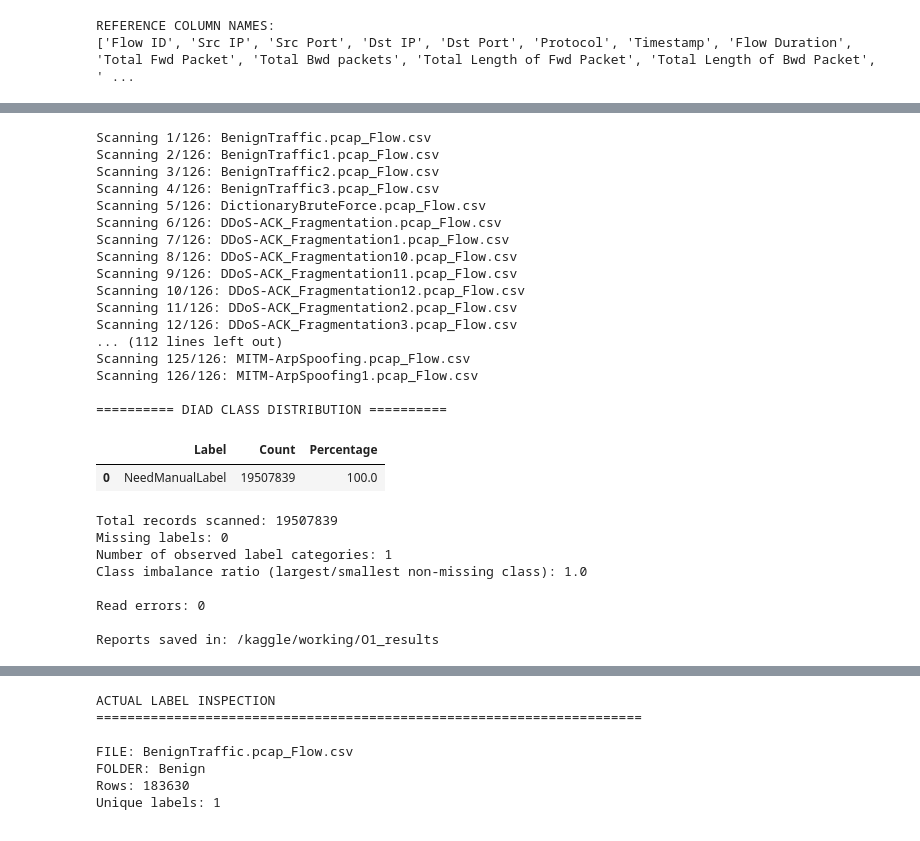
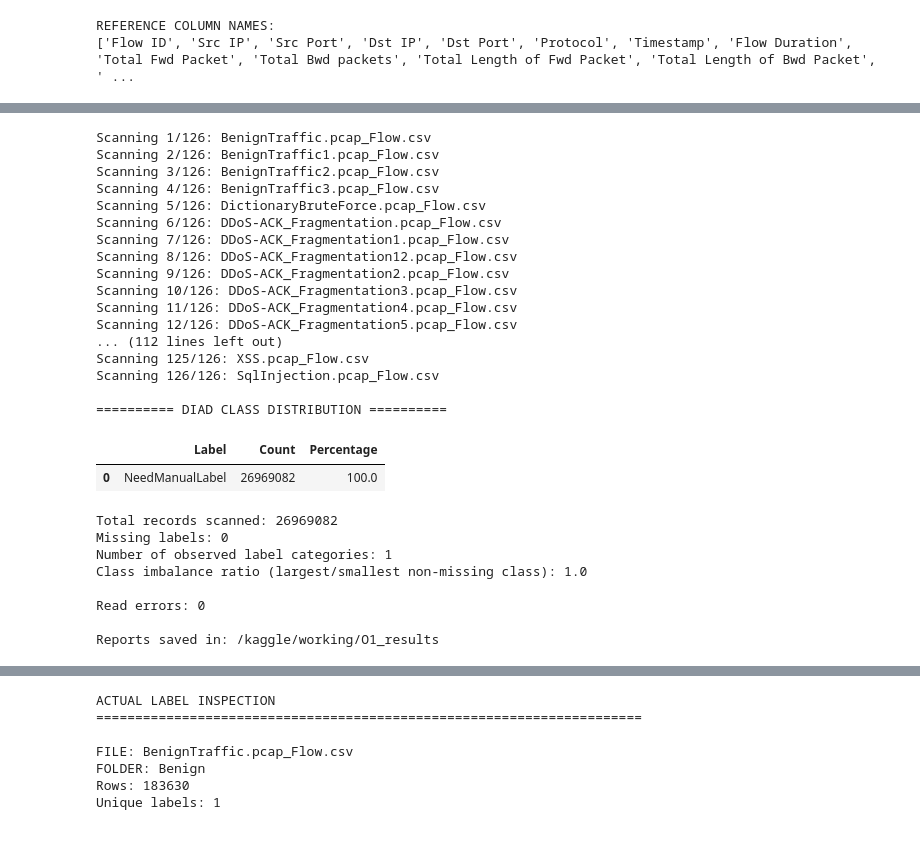
Before and after one commit to aendris18/connect-the-dots, a Jupyter notebook: iot-intrusion-2.ipynb, the cells around one changed output, grey strips where cells are left out. Cells and saved outputs as stored; diff of their text form; code cells hidden in the pictures.

```diff
--- a/iot-intrusion-2.ipynb
+++ b/iot-intrusion-2.ipynb
@@ -56,7 +56,7 @@ import numpy as np
 # 1. DATASET PATHS
 # ------------------------------------------------------------
 
-DIAD_PATH = "/kaggle/input/datasets/aymeneinformatique/cic-diad-new-2024"
+DIAD_PATH = "/kaggle/input/datasets/mostafaaliogab/cic-iot-diad-2024-dataset"
 
 IOT23_PATH = "/kaggle/input/datasets/akashdogra/cic-iot-2023"
 
@@ -623,7 +623,7 @@ import glob
 import csv
 import pandas as pd
 
-DIAD_PATH = "/kaggle/input/datasets/aymeneinformatique/cic-diad-new-2024"
+DIAD_PATH = "/kaggle/input/datasets/mostafaaliogab/cic-iot-diad-2024-dataset"
 OUTPUT_PATH = "/kaggle/working/O1_results"
 
 # Find actual CSV paths recursively
@@ -756,7 +756,7 @@ import glob
 import numpy as np
 import pandas as pd
 
-DIAD_PATH = "/kaggle/input/datasets/aymeneinformatique/cic-diad-new-2024"
+DIAD_PATH = "/kaggle/input/datasets/mostafaaliogab/cic-iot-diad-2024-dataset"
 OUTPUT_PATH = "/kaggle/working/O1_results"
 CHUNK_SIZE = 100_000
 
@@ -971,7 +971,7 @@ import os
 import glob
 import pandas as pd
 
-DIAD_PATH = "/kaggle/input/datasets/aymeneinformatique/cic-diad-new-2024"
+DIAD_PATH = "/kaggle/input/datasets/mostafaaliogab/cic-iot-diad-2024-dataset"
 OUTPUT_PATH = "/kaggle/working/O1_results"
 CHUNK_SIZE = 100_000
 
@@ -1115,42 +1115,42 @@ file_distribution.to_csv(
 )
 
 # Display results
 print("\n========== DIAD CLASS DISTRIBUTION ==========")
 display(class_distribution)
 
 print("\nTotal records scanned:", total_records)
 print("Missing labels:", missing_labels)
 print("Number of observed label categories:", len(overall_counts))
 print("Class imbalance ratio (largest/smallest non-missing class):",
       imbalance_ratio)
 
 print("\nRead errors:", len(read_errors))
 
 if read_errors:
     display(pd.DataFrame(read_errors))
 
 print("\nReports saved in:", OUTPUT_PATH)
 # %% [output]
 Scanning 1/126: BenignTraffic.pcap_Flow.csv
 Scanning 2/126: BenignTraffic1.pcap_Flow.csv
 Scanning 3/126: BenignTraffic2.pcap_Flow.csv
 Scanning 4/126: BenignTraffic3.pcap_Flow.csv
 Scanning 5/126: DictionaryBruteForce.pcap_Flow.csv
 Scanning 6/126: DDoS-ACK_Fragmentation.pcap_Flow.csv
 Scanning 7/126: DDoS-ACK_Fragmentation1.pcap_Flow.csv
-Scanning 8/126: DDoS-ACK_Fragmentation10.pcap_Flow.csv
-Scanning 9/126: DDoS-ACK_Fragmentation11.pcap_Flow.csv
-Scanning 10/126: DDoS-ACK_Fragmentation12.pcap_Flow.csv
-Scanning 11/126: DDoS-ACK_Fragmentation2.pcap_Flow.csv
-Scanning 12/126: DDoS-ACK_Fragmentation3.pcap_Flow.csv
+Scanning 8/126: DDoS-ACK_Fragmentation12.pcap_Flow.csv
+Scanning 9/126: DDoS-ACK_Fragmentation2.pcap_Flow.csv
+Scanning 10/126: DDoS-ACK_Fragmentation3.pcap_Flow.csv
+Scanning 11/126: DDoS-ACK_Fragmentation4.pcap_Flow.csv
+Scanning 12/126: DDoS-ACK_Fragmentation5.pcap_Flow.csv
 ... (112 lines left out)
-Scanning 125/126: MITM-ArpSpoofing.pcap_Flow.csv
-Scanning 126/126: MITM-ArpSpoofing1.pcap_Flow.csv
+Scanning 125/126: XSS.pcap_Flow.csv
+Scanning 126/126: SqlInjection.pcap_Flow.csv
 
 ========== DIAD CLASS DISTRIBUTION ==========
 |  | Label | Count | Percentage |
-| 0 | NeedManualLabel | 19507839 | 100.0 |
+| 0 | NeedManualLabel | 26969082 | 100.0 |
-Total records scanned: 19507839
+Total records scanned: 26969082
 Missing labels: 0
 Number of observed label categories: 1
 Class imbalance ratio (largest/smallest non-missing class): 1.0
```
Also changed, not shown: parts of 43 cells of this notebook.
